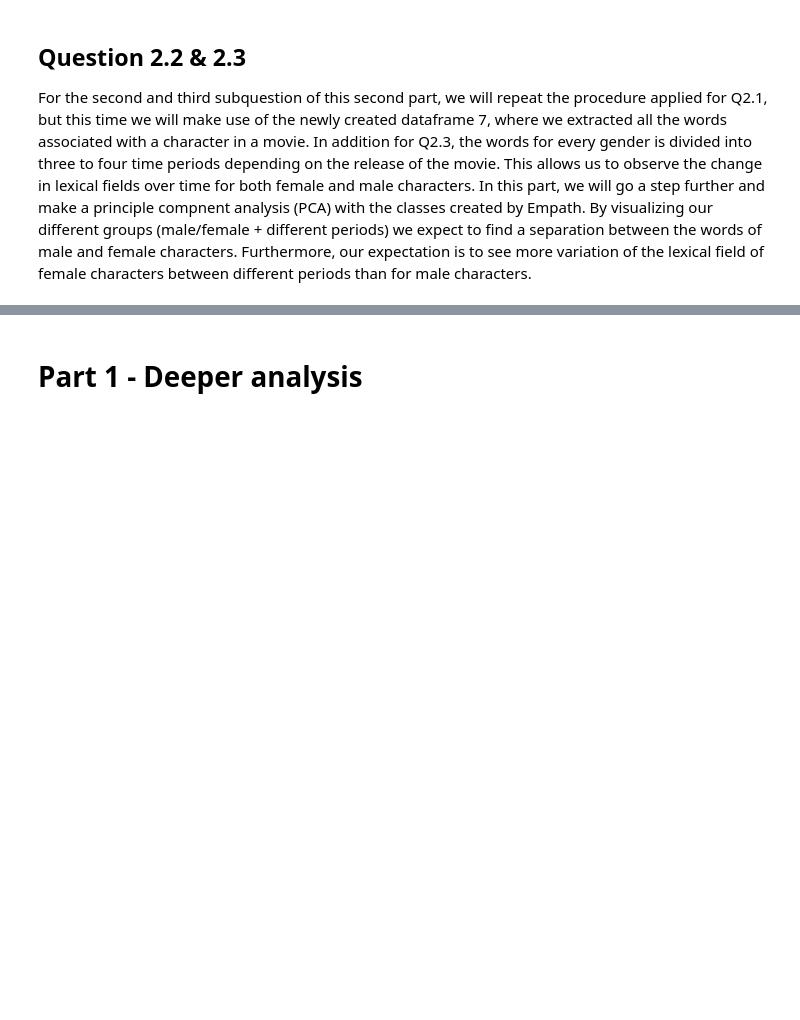
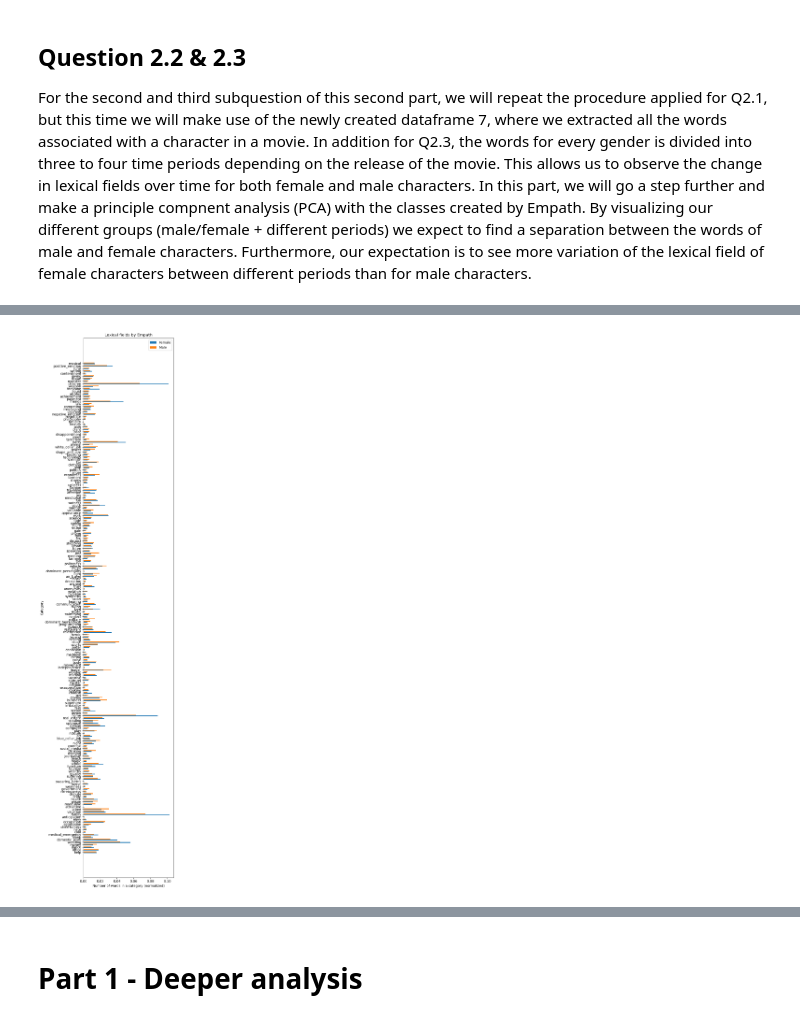
Before and after one commit to epfl-ada/ada-2022-project-silvermafia2022, a Jupyter notebook: project_movies.ipynb, the cells around one changed output, grey strips where cells are left out. Saved outputs shown, nothing was run; the diff lists cells and outputs as text; code cells hidden in the pictures; blank space fills up the shorter version.

```diff
--- a/project_movies.ipynb
+++ b/project_movies.ipynb
@@ -1318,0 +1471,15 @@ This task is not yet done. But initial tests showed its feasibility.
+# %%
+lexicon = Empath()
+df_category = []
+df_category.append(lexicon.analyze(NN_F_all, normalize=True))
+df_category.append(lexicon.analyze(NN_M_all, normalize=True))
+
+# transform into a dataframe
+df_category = pd.DataFrame(df_category, index = ['Female','Male'])
+
+# delete lexical field with 0 for both F and M
+df_category = df_category.loc[:, (df_category != 0).any(axis=0)]
+
+df_category = df_category.copy().T
+
+df_category
@@ -1318,0 +1500,17 @@ This task is not yet done. But initial tests showed its feasibility.
+# %%
+x = np.arange(df_category.shape[0])  # the label locations
+new_x = [10*i for i in x]
+new_x = np.asanyarray(new_x)
+width = 3  # the width of the bars
+
+fig, ax = plt.subplots(figsize=(6,24))
+rects1 = ax.barh(new_x - width/2, df_category['Female'], width, align='center', label='Female')
+rects2 = ax.barh(new_x + width/2, df_category['Male'], width, align='center', label='Male')
+ax.set_ylabel('Category')
+ax.set_xlabel('Number of words in a category (normalized)')
+ax.set_title('Lexical fields by Empath')
+ax.set_yticks(new_x, df_category.index)
+ax.legend()
+fig.tight_layout()
+# %% [output]
+[figure, added]
```
Also changed, not shown: parts of 23 cells of this notebook.
